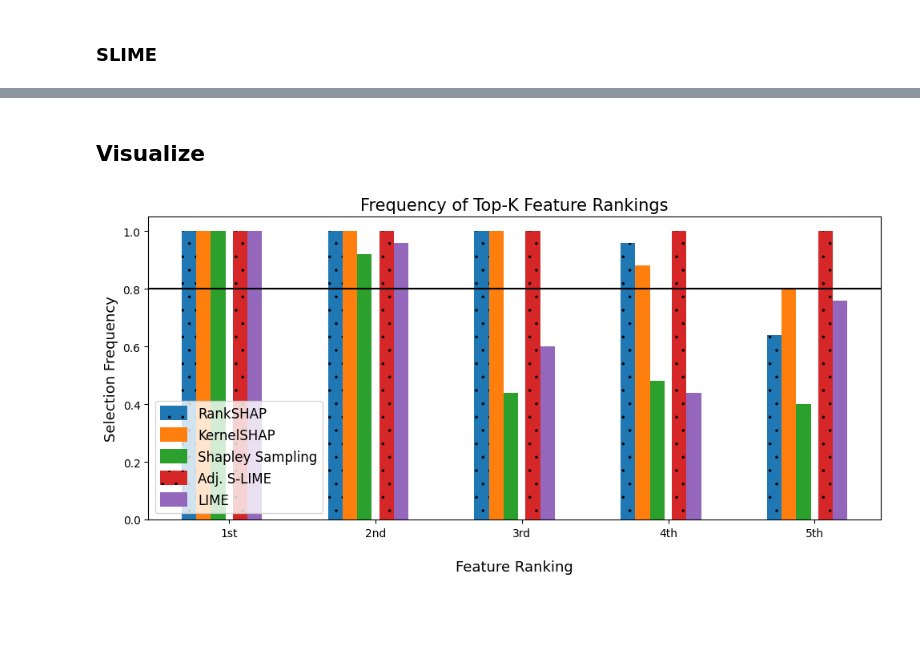
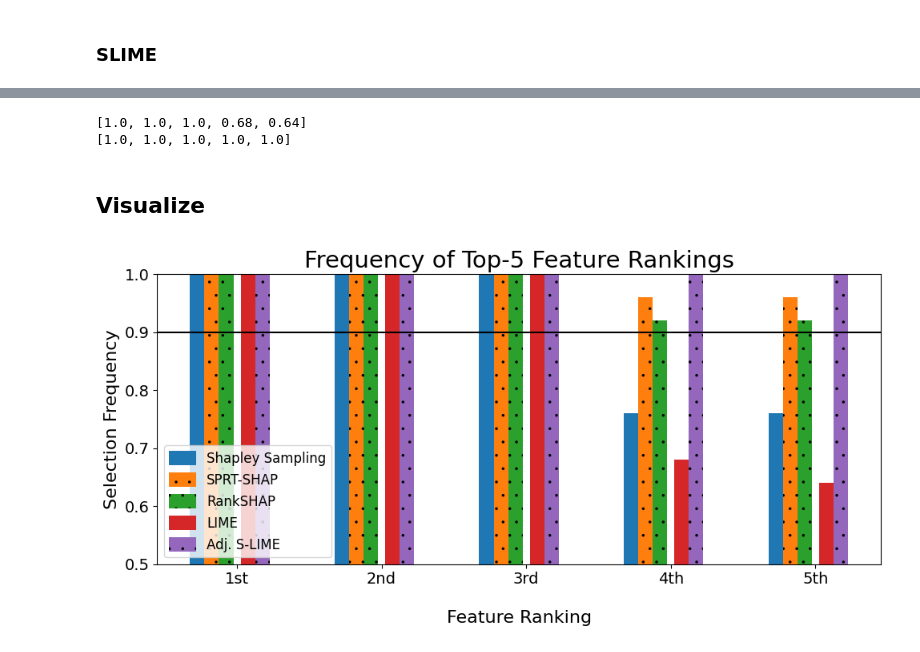
Before and after one commit to jeremy-goldwasser/feature-rankings, a Jupyter notebook: Experiments/Analysis/figure_1.ipynb, the cells around one changed output, grey strips where cells are left out. Saved outputs shown, nothing was run; the diff lists cells and outputs as text; code cells hidden in the pictures; blank space fills up the shorter version.

```diff
--- a/Experiments/Analysis/figure_1.ipynb
+++ b/Experiments/Analysis/figure_1.ipynb
@@ -115,0 +76,2 @@ print(freqs_rs)
+# %%
+sprtshap_vals_all = np.load(join(results_path, "census_xidx_{}_sprtshap_vals.npy".format(x_idx)), allow_pickle=True)
@@ -137,3 +118,5 @@ print(helper.calc_fwer(top_K_lime))
+# %%
+lime_top_K = np.load(join(results_path, "census_xidx_{}_lime_top_K.npy".format(x_idx)), allow_pickle=True)
 # %% [markdown]
 ### SLIME
 # %%
@@ -194,33 +136,46 @@ print(freqs_slime)
+# %%
+slime_top_K = np.load(join(results_path, "census_xidx_{}_slime_top_K.npy".format(x_idx)), allow_pickle=True)
+# %%
+lime_top_K, slime_top_K = np.array(lime_top_K), np.array(slime_top_K)
+freqs_lime = calc_freqs(lime_top_K)
+print(freqs_lime)
+freqs_slime = calc_freqs(slime_top_K)
+print(freqs_slime)
+# %% [output]
+[1.0, 1.0, 1.0, 0.68, 0.64]
+[1.0, 1.0, 1.0, 1.0, 1.0]
 # %% [markdown]
 ## Visualize
 # %%
 plt.figure(figsize=(10,5))
 width = 0.1
 
 # Plotting
 import matplotlib as mpl
 mpl.rcParams['hatch.linewidth'] = 0.1  # previous pdf hatch linewidth
 
 onetoK = np.arange(K)+1
-plt.bar(onetoK-.225, freqs_rs , width, label='RankSHAP', hatch=".")
-plt.bar(onetoK-.125, freqs_kshap , width, label='KernelSHAP')
-plt.bar(onetoK-.025, freqs_ss, width, label='Shapley Sampling')
+plt.bar(onetoK-.225, freqs_ss, width, label='Shapley Sampling')
+plt.bar(onetoK-.125, freqs_sprt , width, label='SPRT-SHAP', hatch=".")
+plt.bar(onetoK-.025, freqs_rankshap , width, label='RankSHAP', hatch=".")
 
-plt.bar(onetoK+.125, freqs_slime , width, label='Adj. S-LIME', hatch=".")
-plt.bar(onetoK+.225, freqs_lime, width, label='LIME')
+plt.bar(onetoK+.125, freqs_lime, width, label='LIME')
+plt.bar(onetoK+.225, freqs_slime , width, label='Adj. S-LIME', hatch=".")
 
-plt.xlabel('\nFeature Ranking', size=13)
-plt.ylabel('Selection Frequency', size=13)
-plt.title('Frequency of Top-K Feature Rankings', size=15)
+plt.xlabel('\nFeature Ranking', size=16)
+plt.ylabel('Selection Frequency', size=16)
+plt.title('Frequency of Top-5 Feature Rankings', size=21)
 
 order = ["1st", "2nd", "3rd", "4th", "5th"]
 # order2 = [order[i] + '\n' + cols_slime[i].title() for i in range(K)]
 plt.xticks(onetoK + width / 2, order)
-plt.axhline(0.8, color="black")
+plt.axhline(0.9, color="black")
+plt.ylim(.5,1)
+plt.tick_params(labelsize=14)
 # Finding the best position for legends and putting it
-plt.legend(loc='lower left', prop={'size': 12}, handleheight=1.3)
+plt.legend(loc='lower left', prop={'size': 12}, handleheight=1.3, fontsize=16)
 plt.tight_layout()
-# plt.savefig(join(dir_path, "Experiments", "Figures", "instability.png"), bbox_inches="tight")
+plt.savefig(join(dir_path, "Experiments", "Figures", "instability.pdf"), bbox_inches="tight", format='pdf', dpi=300)
 plt.show()
 # %% [output]
-[figure, old version]
+[figure, new version]
```
Also changed, not shown: parts of 14 cells of this notebook, 19 other files.
